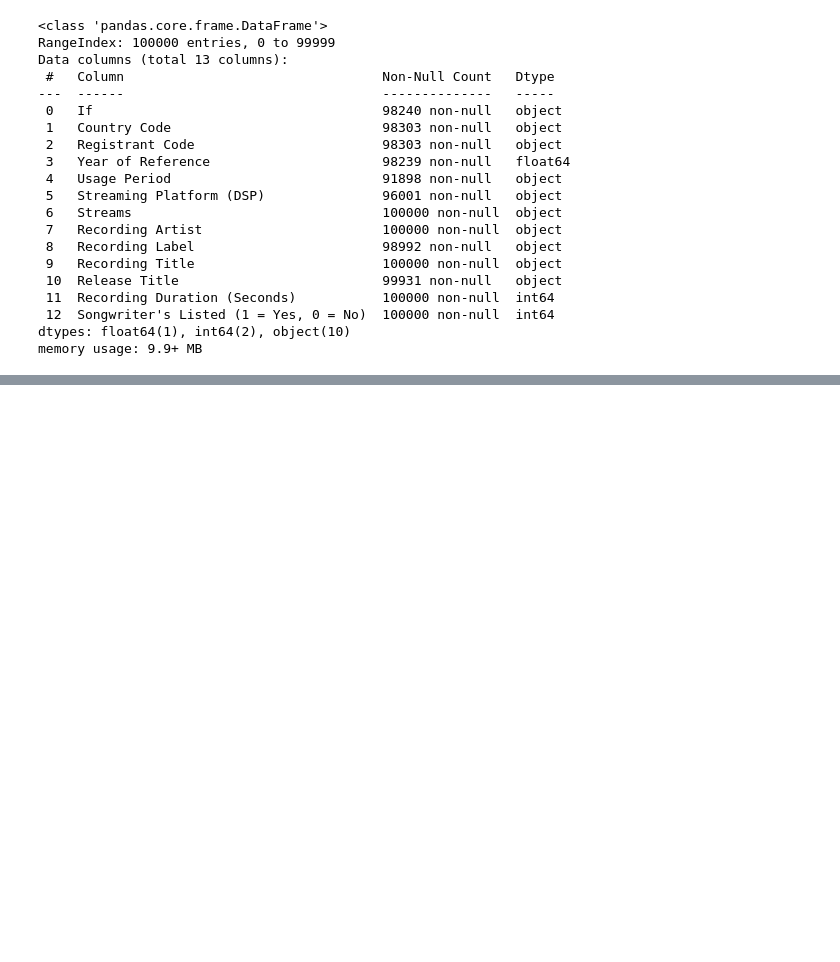
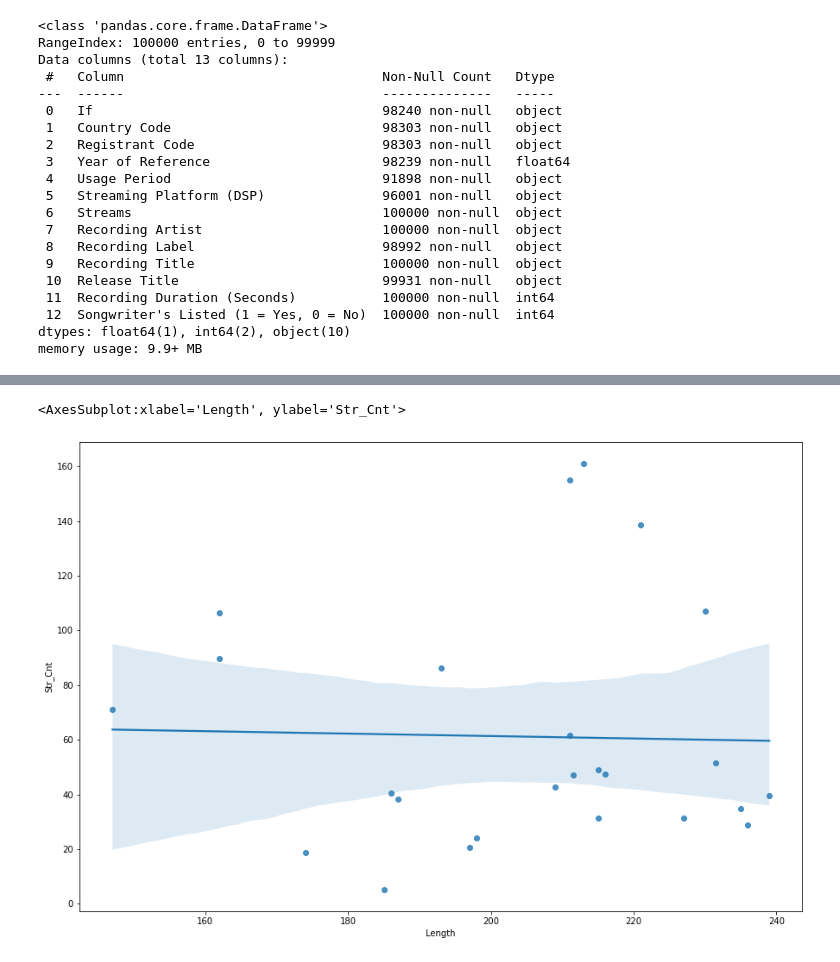
Before and after one commit to NSS-Data-Analytics-Cohort-6/mlc-project-pythons-on-a-plane, a Jupyter notebook: notebooks/song_notebook_abs.ipynb, the cells around one changed output, grey strips where cells are left out. Saved outputs shown, nothing was run; the diff lists cells and outputs as text; code cells hidden in the pictures; blank space fills up the shorter version.

Commit message:
Cleaned, analyzed, tried to create visual with duration, but failed

```diff
--- a/notebooks/song_notebook_abs.ipynb
+++ b/notebooks/song_notebook_abs.ipynb
@@ -78,0 +820,3 @@ raw_data.rename(columns = {"Songwriter's Listed (1 = Yes, 0 = No)": "Songwriters
+# %%
+genre_cnt_len_str = genre_count_length.merge(avg_genre_streams, left_on = 'index', right_on = 'Genre', how = 'left')
+genre_cnt_len_str.head(60)
@@ -78,0 +858,4 @@ raw_data.rename(columns = {"Songwriter's Listed (1 = Yes, 0 = No)": "Songwriters
+# %%
+##rename some columns
+genre_cnt_len_str = genre_cnt_len_str.rename(columns = {'Genre': 'Count', 'index': 'Genre'})
+genre_cnt_len_str.info()
@@ -78,0 +874,3 @@ raw_data.rename(columns = {"Songwriter's Listed (1 = Yes, 0 = No)": "Songwriters
+# %%
+genre_cnt_len_str['Cnt_Str'] = genre_cnt_len_str['Count']/genre_cnt_len_str['Streams']
+genre_cnt_len_str.head(25).sort_values(['Cnt_Str'], ascending = False)
@@ -78,0 +895,20 @@ raw_data.rename(columns = {"Songwriter's Listed (1 = Yes, 0 = No)": "Songwriters
+# %%
+genre_cnt_len_str['Str_Cnt'] = genre_cnt_len_str['Streams']/genre_cnt_len_str['Count']
+top_genre_str_cnt = genre_cnt_len_str.head(25).sort_values(['Str_Cnt'], ascending = False)
+# %%
+import matplotlib.pyplot as plt
+%matplotlib inline
+#plt.figure(figsize=(10,8))
+#plt.scatter('Length', 'Streams', data = top_genre_str_cnt)
+#m, b = np.polyfit('Length', 'Streams', 1)
+#plt.plot('Length', m*'Length'+b)
+#plt.xlabel('AVG Song Duration')
+#plt.ylabel('Total Streams of Genre')
+
+import seaborn as sns
+from matplotlib import rcParams
+rcParams['figure.figsize'] = 15,10
+sns.regplot(x='Length', y='Str_Cnt', data = top_genre_str_cnt)
+# %% [output]
+<AxesSubplot:xlabel='Length', ylabel='Str_Cnt'>
+[figure, added]
```
Also changed, not shown: parts of 66 cells of this notebook.
